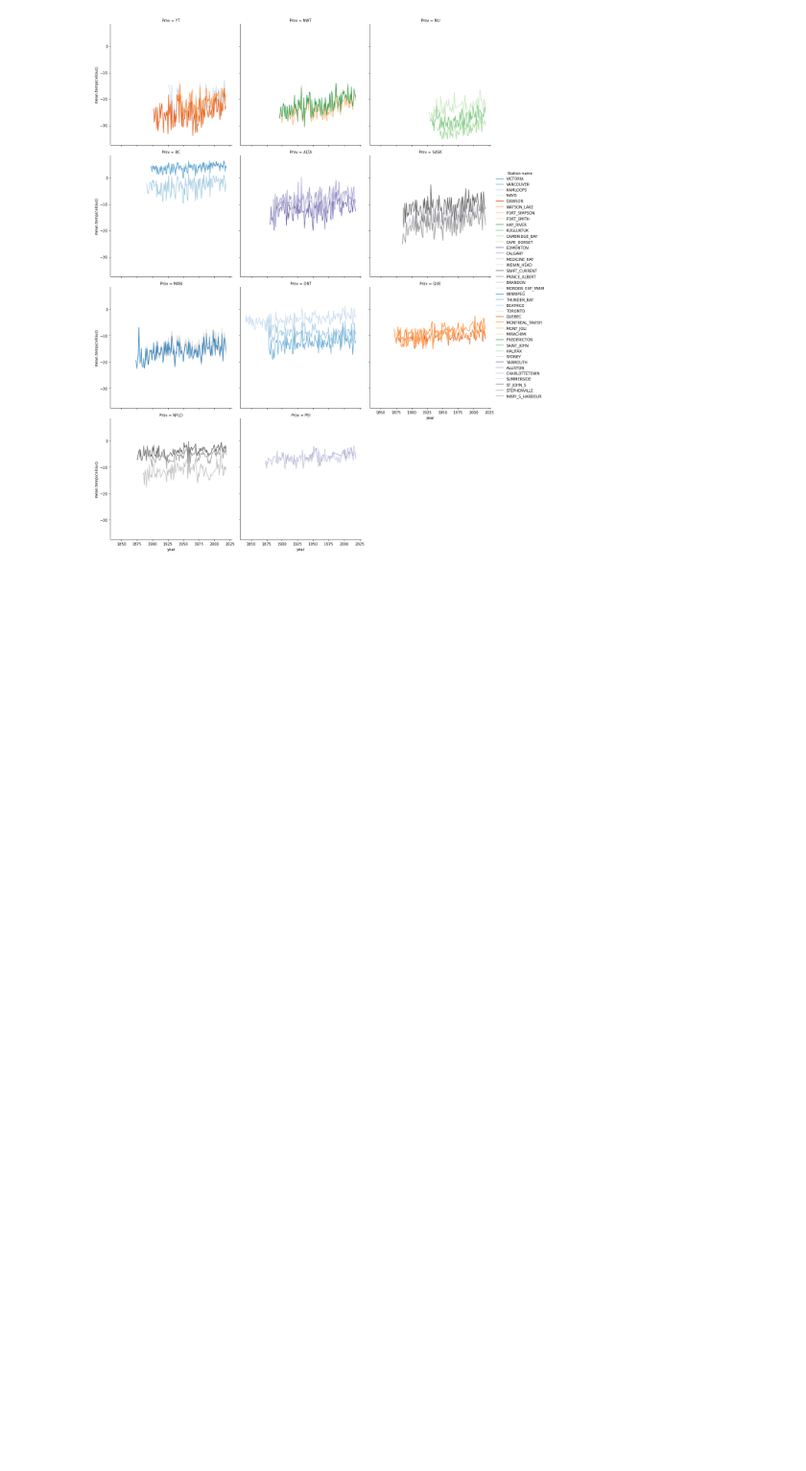
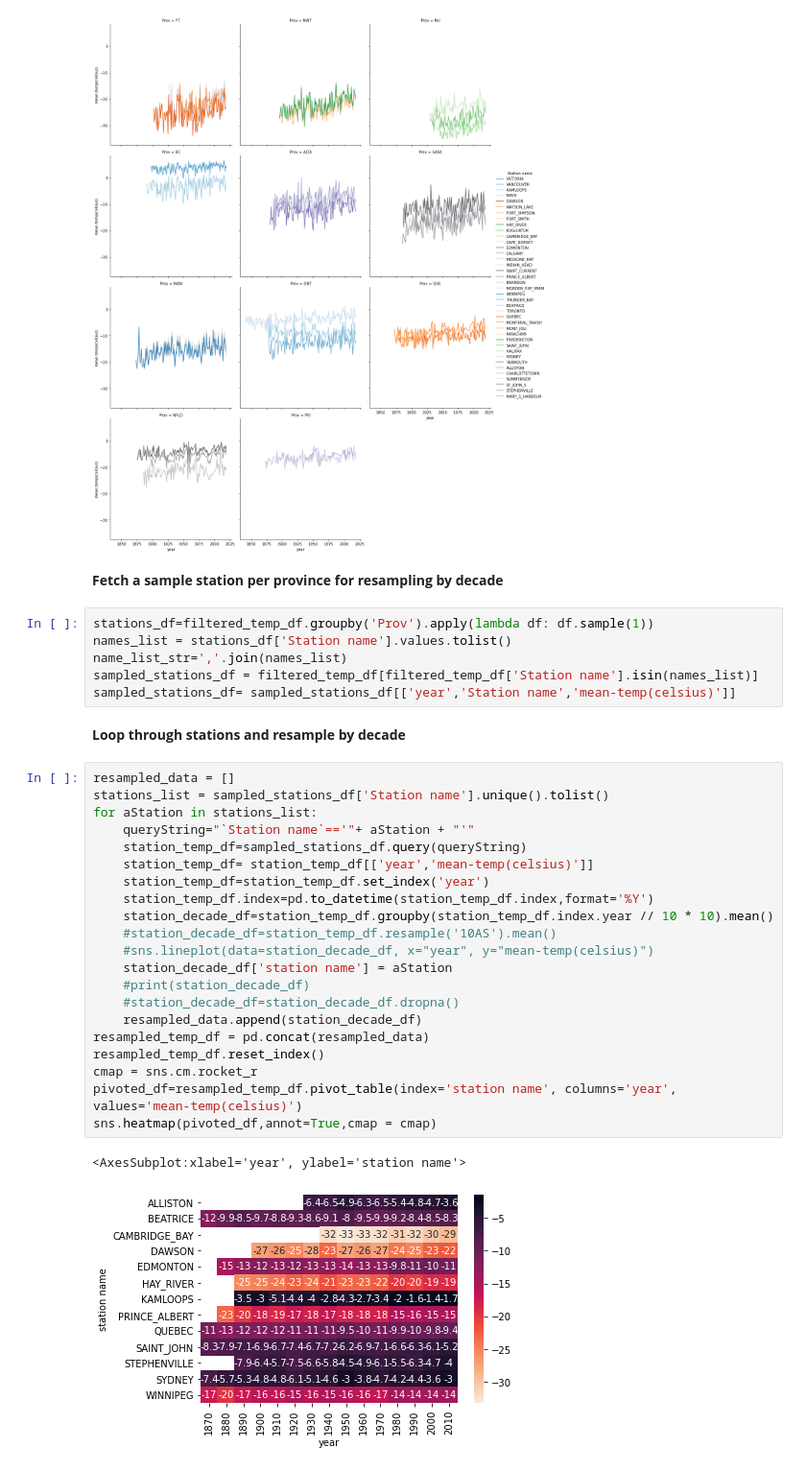
Before and after one commit to ielattar/Climate-Change, a Jupyter notebook: notebooks/temperature_trends.ipynb, the cells around one changed output. Shown at 96% size. Drawn from its saved outputs; the diff is of its cells as text; blank space fills up the shorter version.

```diff
--- a/notebooks/temperature_trends.ipynb
+++ b/notebooks/temperature_trends.ipynb
@@ -79,3 +79,37 @@ chart=sns.relplot(
 plt.show()
 # %% [output]
 [figure]
+# %% [markdown]
+**Fetch a sample station per  province for resampling by decade**
+# %%
+stations_df=filtered_temp_df.groupby('Prov').apply(lambda df: df.sample(1))
+names_list = stations_df['Station name'].values.tolist()
+name_list_str=','.join(names_list)
+sampled_stations_df = filtered_temp_df[filtered_temp_df['Station name'].isin(names_list)]
+sampled_stations_df= sampled_stations_df[['year','Station name','mean-temp(celsius)']]
+# %% [markdown]
+**Loop through stations and resample by decade**
+# %%
+resampled_data = []
+stations_list = sampled_stations_df['Station name'].unique().tolist()
+for aStation in stations_list:
+    queryString="`Station name`=='"+ aStation + "'"
+    station_temp_df=sampled_stations_df.query(queryString)
+    station_temp_df= station_temp_df[['year','mean-temp(celsius)']]
+    station_temp_df=station_temp_df.set_index('year')
+    station_temp_df.index=pd.to_datetime(station_temp_df.index,format='%Y')
+    station_decade_df=station_temp_df.groupby(station_temp_df.index.year // 10 * 10).mean()
+    #station_decade_df=station_temp_df.resample('10AS').mean()
+    #sns.lineplot(data=station_decade_df, x="year", y="mean-temp(celsius)")
+    station_decade_df['station name'] = aStation
+    #print(station_decade_df)
+    #station_decade_df=station_decade_df.dropna()
+    resampled_data.append(station_decade_df)
+resampled_temp_df = pd.concat(resampled_data)
+resampled_temp_df.reset_index()
+cmap = sns.cm.rocket_r
+pivoted_df=resampled_temp_df.pivot_table(index='station name', columns='year', values='mean-temp(celsius)')
+sns.heatmap(pivoted_df,annot=True,cmap = cmap)
+# %% [output]
+<AxesSubplot:xlabel='year', ylabel='station name'>
+[figure, added]
```
Also changed, not shown: 2 other files.
